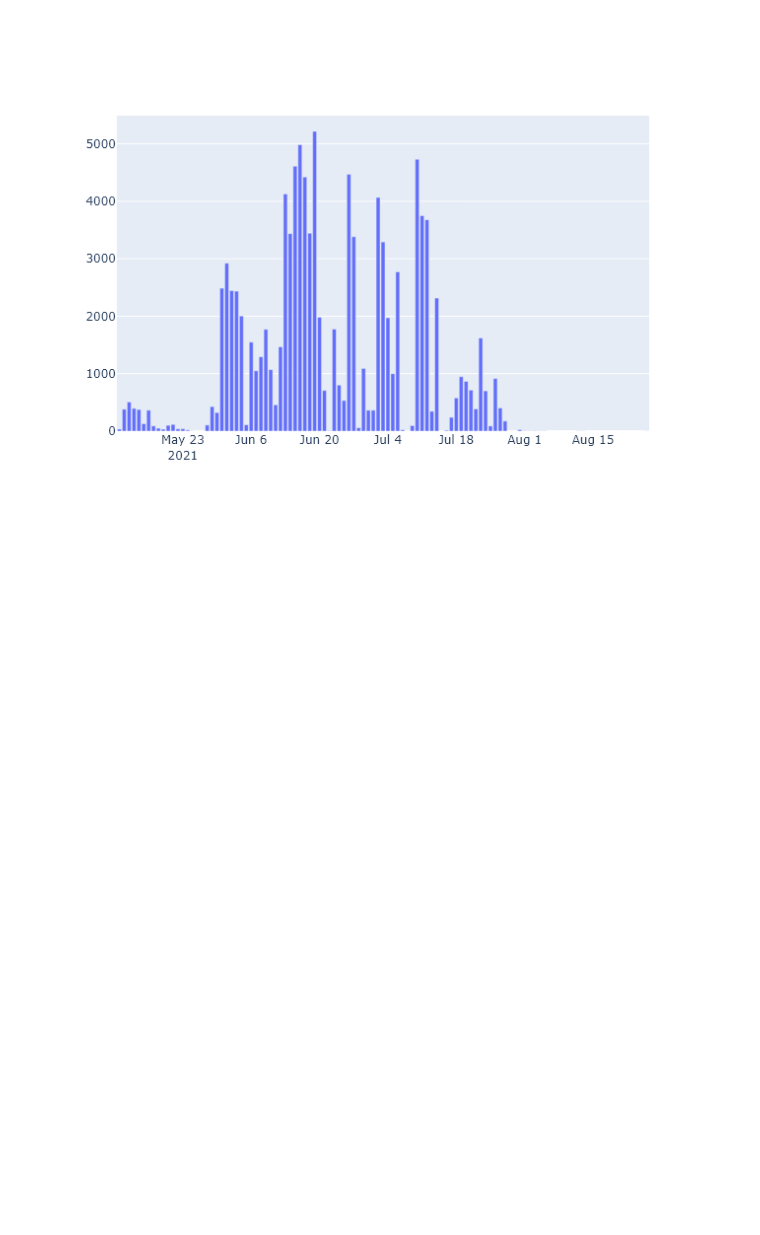
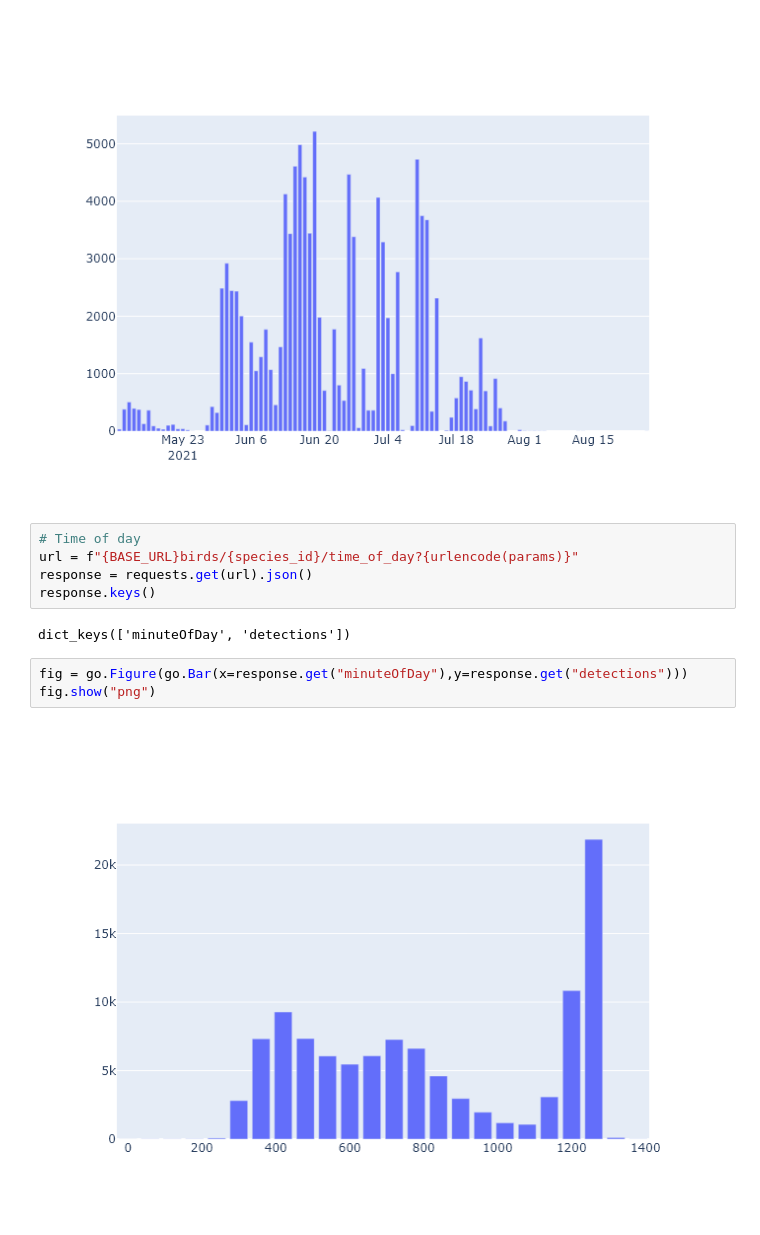
Before and after one commit to mitwelten/mitwelten-explore-data-management, a Jupyter notebook: api-usage/python/birds.ipynb, the cells around one changed output. Drawn from its saved outputs; the diff is of its cells as text; blank space fills up the shorter version.

Commit message:
update birds example

```diff
--- a/api-usage/python/birds.ipynb
+++ b/api-usage/python/birds.ipynb
@@ -54,3 +54,15 @@ fig = go.Figure(go.Bar(x=response.get("bucket"),y=response.get("detections")))
 fig.show("png")
 # %% [output]
 [figure]
+# %%
+# Time of day
+url = f"{BASE_URL}birds/{species_id}/time_of_day?{urlencode(params)}"
+response = requests.get(url).json()
+response.keys()
+# %% [output]
+dict_keys(['minuteOfDay', 'detections'])
+# %%
+fig = go.Figure(go.Bar(x=response.get("minuteOfDay"),y=response.get("detections")))
+fig.show("png")
+# %% [output]
+[figure, added]
```
Also changed, not shown: parts of 1 cell of this notebook.
